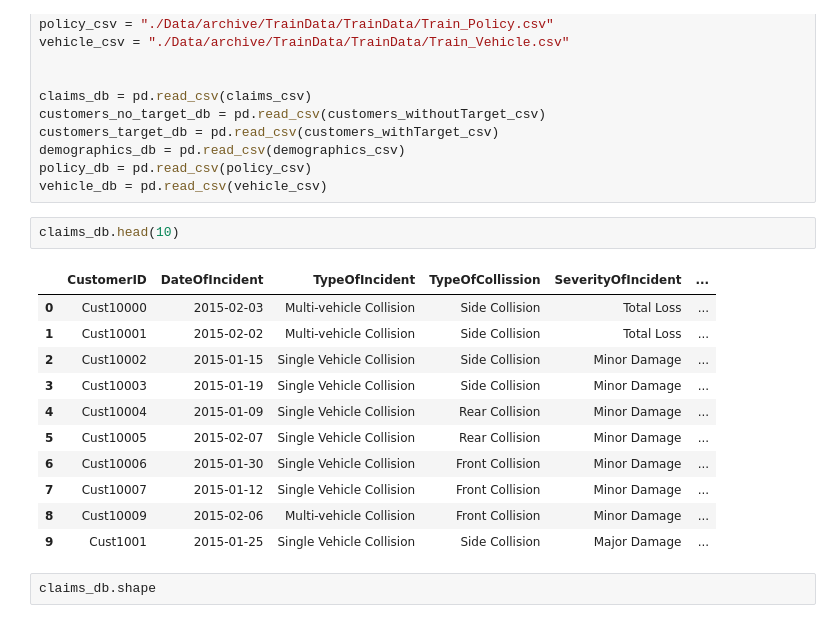
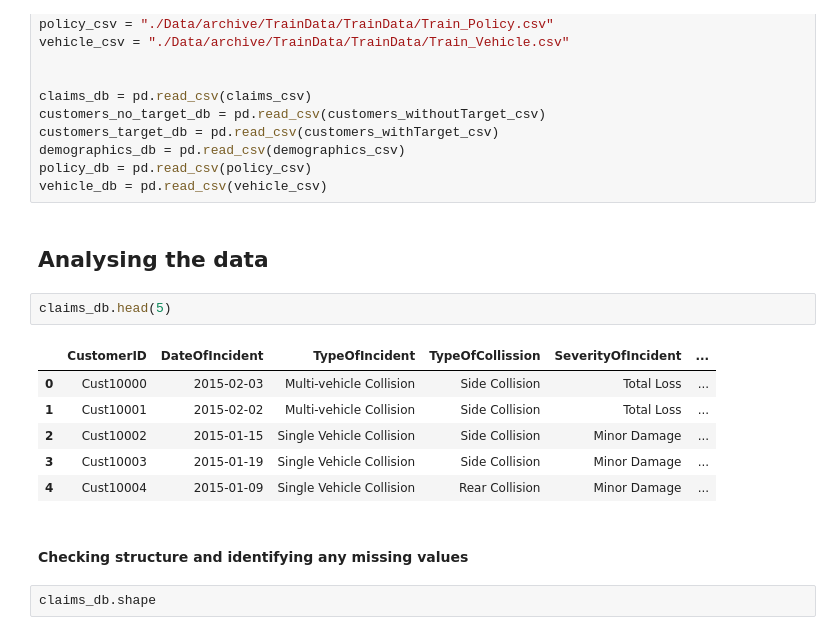
Before and after one commit to Kcorb0/Fraud-Detection, a Jupyter notebook: FraudDetection.ipynb, the cells around one changed output. Cells and saved outputs as stored; diff of their text form.

```diff
--- a/FraudDetection.ipynb
+++ b/FraudDetection.ipynb
@@ -43,20 +43,19 @@ customers_target_db = pd.read_csv(customers_withTarget_csv)
 demographics_db = pd.read_csv(demographics_csv)
 policy_db = pd.read_csv(policy_csv)
 vehicle_db = pd.read_csv(vehicle_csv)
+# %% [markdown]
+## Analysing the data
 # %%
-claims_db.head(10)
+claims_db.head(5)
 # %% [output]
 |  | CustomerID | DateOfIncident | TypeOfIncident | TypeOfCollission | SeverityOfIncident | ... |
 | 0 | Cust10000 | 2015-02-03 | Multi-vehicle Collision | Side Collision | Total Loss | ... |
 | 1 | Cust10001 | 2015-02-02 | Multi-vehicle Collision | Side Collision | Total Loss | ... |
 | 2 | Cust10002 | 2015-01-15 | Single Vehicle Collision | Side Collision | Minor Damage | ... |
 | 3 | Cust10003 | 2015-01-19 | Single Vehicle Collision | Side Collision | Minor Damage | ... |
 | 4 | Cust10004 | 2015-01-09 | Single Vehicle Collision | Rear Collision | Minor Damage | ... |
-| 5 | Cust10005 | 2015-02-07 | Single Vehicle Collision | Rear Collision | Minor Damage | ... |
-| 6 | Cust10006 | 2015-01-30 | Single Vehicle Collision | Front Collision | Minor Damage | ... |
-| 7 | Cust10007 | 2015-01-12 | Single Vehicle Collision | Front Collision | Minor Damage | ... |
-| 8 | Cust10009 | 2015-02-06 | Multi-vehicle Collision | Front Collision | Minor Damage | ... |
-| 9 | Cust1001 | 2015-01-25 | Single Vehicle Collision | Side Collision | Major Damage | ... |
+# %% [markdown]
+#### Checking structure and identifying any missing values
 # %%
 claims_db.shape
 # %% [output]
```
Also changed, not shown: parts of 35 cells of this notebook, 1 other file.
